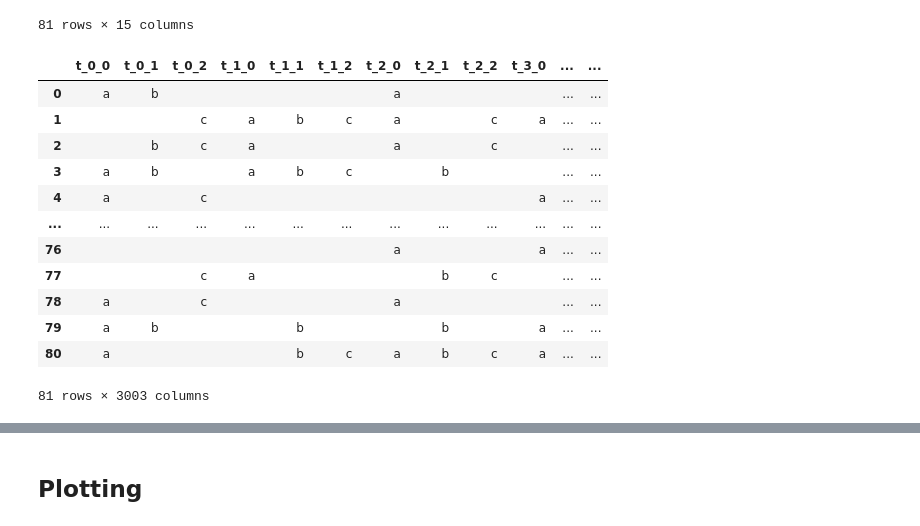
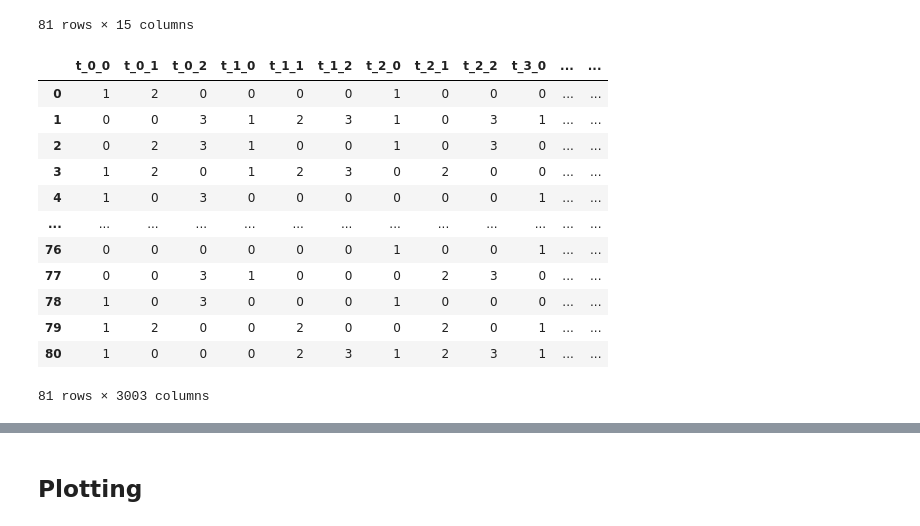
Before and after one commit to ennioVisco/predicting-decentmon, a Jupyter notebook: main.ipynb, the cells around one changed output, grey strips where cells are left out. Drawn from its saved outputs; the diff is of its cells as text; code cells hidden in the pictures.

```diff
--- a/main.ipynb
+++ b/main.ipynb
@@ -132,7 +133,7 @@ merged_metrics
 | 80 | 26 | choreography | 100.0 | nb_progressions |
 324 rows × 4 columns
 # %%
-def flatten_once(l: List[List]):
+def flatten_once(l: list[list]):
     return [item for sublist in l for item in sublist]
 # %%
 map_ops = lambda x: flatten_once(count_all_ops(x['formula']))
@@ -160,29 +161,47 @@ f_ops
 # %%
 TRACE_LENGTH = 1001
 NODES = 3
+# %%
+def to_int(label: str):
+    """
+    We categorize observed events
+    :param label: observed events
+    :return: integer encoding of the event
+    """
+    if label == 'a':
+        return 1
+    elif label == 'b':
+        return 2
+    elif label == 'c':
+        return 3
+    else:
+        return 0
 # %%
 map_trace = lambda x: flatten_once(extract_sampled_events(x['trace']))
 trace_label = lambda n: [f"t_{x // NODES}_{x % NODES}" for x in range(n)]
 
 t_events = sdf.copy()
 t_events['newcolumn'] = t_events.apply(map_trace, axis=1)
 ids = trace_label(TRACE_LENGTH * NODES)
-t_events = pd.DataFrame(t_events['newcolumn'].to_list(), columns=ids)
+listed_values = t_events['newcolumn'].to_list()
+transformed_values = list(map(lambda ls: list(map(to_int, ls)), listed_values))
+t_events = pd.DataFrame(transformed_values, columns=ids)
+
 
 t_events
 # %% [output]
 |  | t_0_0 | t_0_1 | t_0_2 | t_1_0 | t_1_1 | t_1_2 | t_2_0 | t_2_1 | t_2_2 | t_3_0 | ... | ... |
-| 0 | a | b |  |  |  |  | a |  |  |  | ... | ... |
-| 1 |  |  | c | a | b | c | a |  | c | a | ... | ... |
-| 2 |  | b | c | a |  |  | a |  | c |  | ... | ... |
-| 3 | a | b |  | a | b | c |  | b |  |  | ... | ... |
-| 4 | a |  | c |  |  |  |  |  |  | a | ... | ... |
+| 0 | 1 | 2 | 0 | 0 | 0 | 0 | 1 | 0 | 0 | 0 | ... | ... |
+| 1 | 0 | 0 | 3 | 1 | 2 | 3 | 1 | 0 | 3 | 1 | ... | ... |
+| 2 | 0 | 2 | 3 | 1 | 0 | 0 | 1 | 0 | 3 | 0 | ... | ... |
+| 3 | 1 | 2 | 0 | 1 | 2 | 3 | 0 | 2 | 0 | 0 | ... | ... |
+| 4 | 1 | 0 | 3 | 0 | 0 | 0 | 0 | 0 | 0 | 1 | ... | ... |
 | ... | ... | ... | ... | ... | ... | ... | ... | ... | ... | ... | ... | ... |
-| 76 |  |  |  |  |  |  | a |  |  | a | ... | ... |
-| 77 |  |  | c | a |  |  |  | b | c |  | ... | ... |
-| 78 | a |  | c |  |  |  | a |  |  |  | ... | ... |
-| 79 | a | b |  |  | b |  |  | b |  | a | ... | ... |
-| 80 | a |  |  |  | b | c | a | b | c | a | ... | ... |
+| 76 | 0 | 0 | 0 | 0 | 0 | 0 | 1 | 0 | 0 | 1 | ... | ... |
+| 77 | 0 | 0 | 3 | 1 | 0 | 0 | 0 | 2 | 3 | 0 | ... | ... |
+| 78 | 1 | 0 | 3 | 0 | 0 | 0 | 1 | 0 | 0 | 0 | ... | ... |
+| 79 | 1 | 2 | 0 | 0 | 2 | 0 | 0 | 2 | 0 | 1 | ... | ... |
+| 80 | 1 | 0 | 0 | 0 | 2 | 3 | 1 | 2 | 3 | 1 | ... | ... |
 81 rows × 3003 columns
 # %%
 expanded_df = f_ops.merge(t_events, left_index=True, right_index=True)
```
Also changed, not shown: parts of 8 cells of this notebook.
